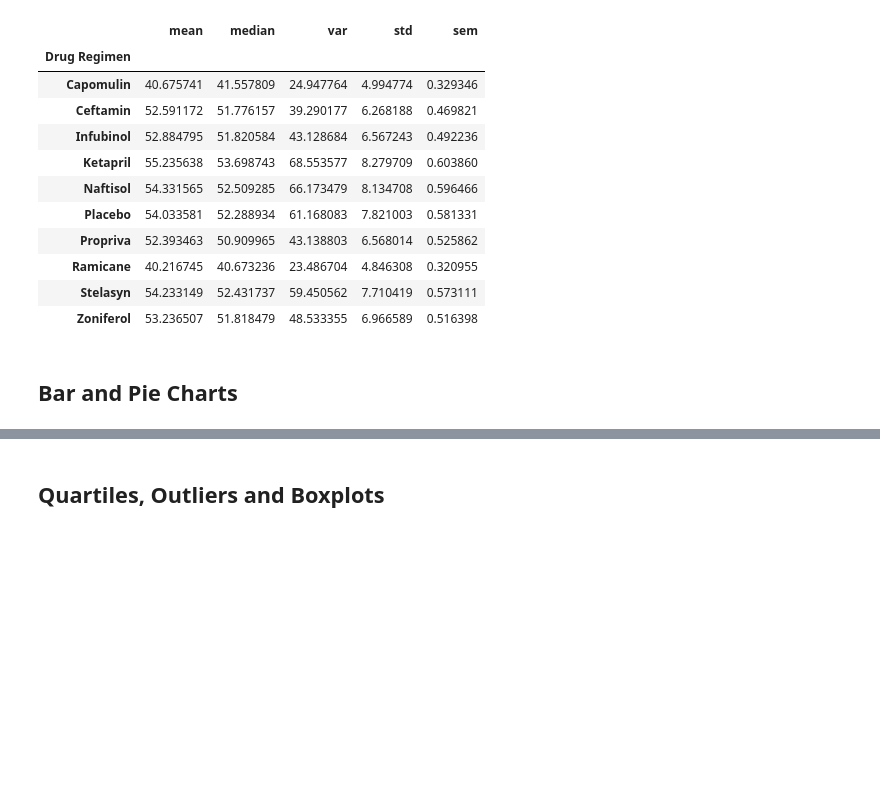
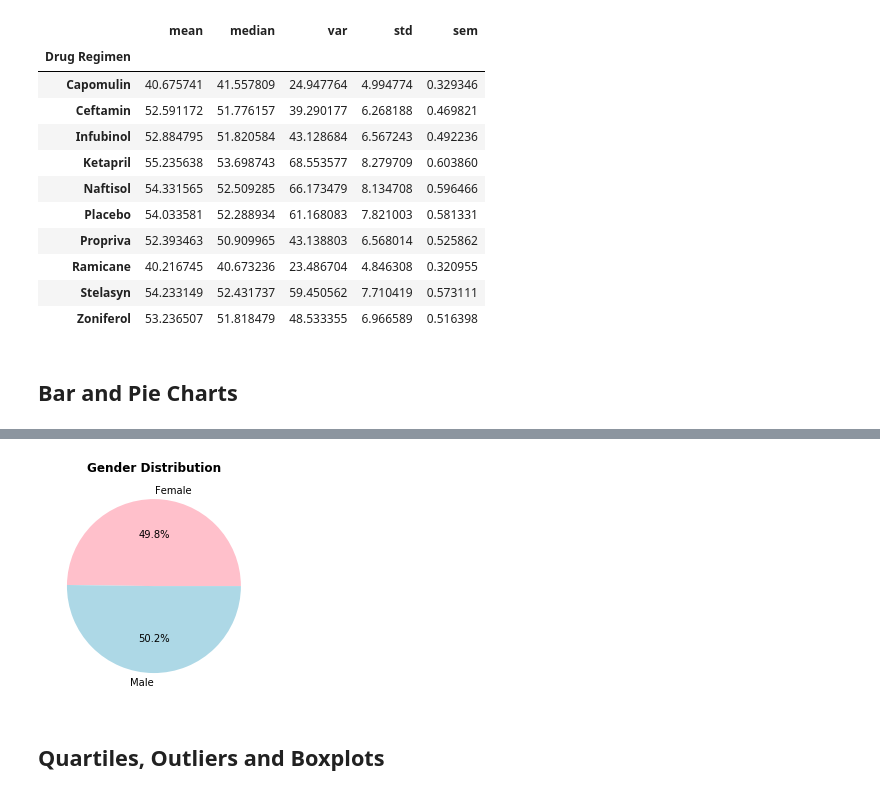
Before and after one commit to Michelin96/matplotlib-challenge, a Jupyter notebook: Pymaceuticals/pymaceuticals_starter.ipynb, the cells around one changed output, grey strips where cells are left out. Cells and saved outputs as stored; diff of their text form; code cells hidden in the pictures; blank space fills up the shorter version.

```diff
--- a/Pymaceuticals/pymaceuticals_starter.ipynb
+++ b/Pymaceuticals/pymaceuticals_starter.ipynb
@@ -219,2 +263,8 @@ plt.show()
 # %%
-# Generate a pie plot showing the distribution of female versus male mice using pandas
+# Generate a pie plot showing the distribution of female versus male mice using pyplot
+genders = "Female","Male"
+plt.pie(gender_distribution, labels=genders, autopct='%1.1f%%', colors=new_colors)
+plt.title("Gender Distribution", fontweight="black")
+plt.show()
+# %% [output]
+[figure, added]
```
Also changed, not shown: parts of 32 cells of this notebook.
